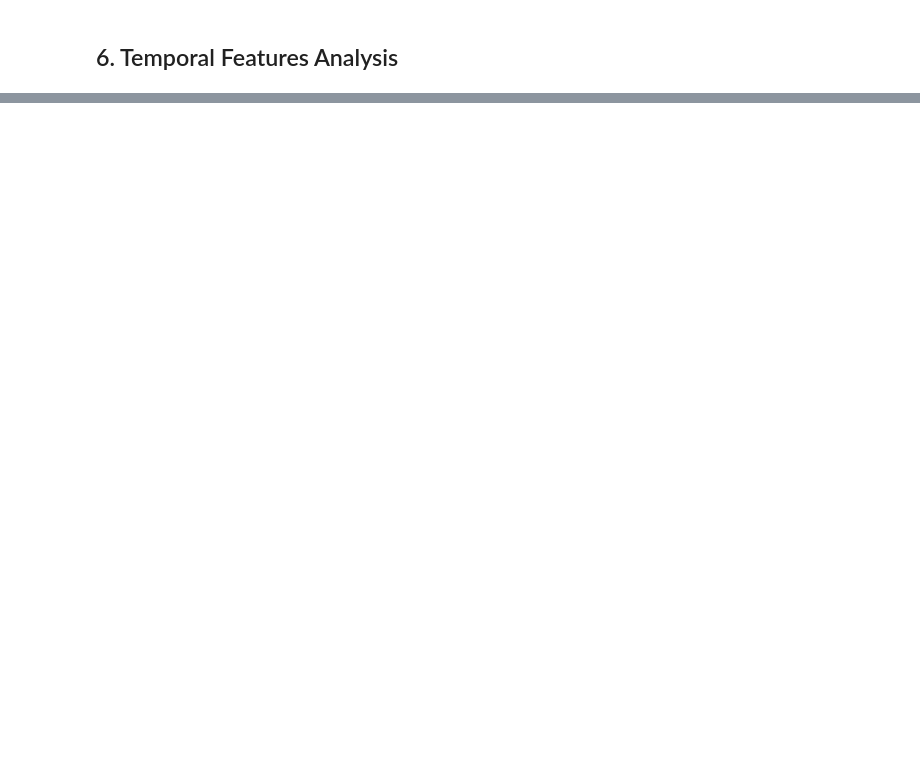
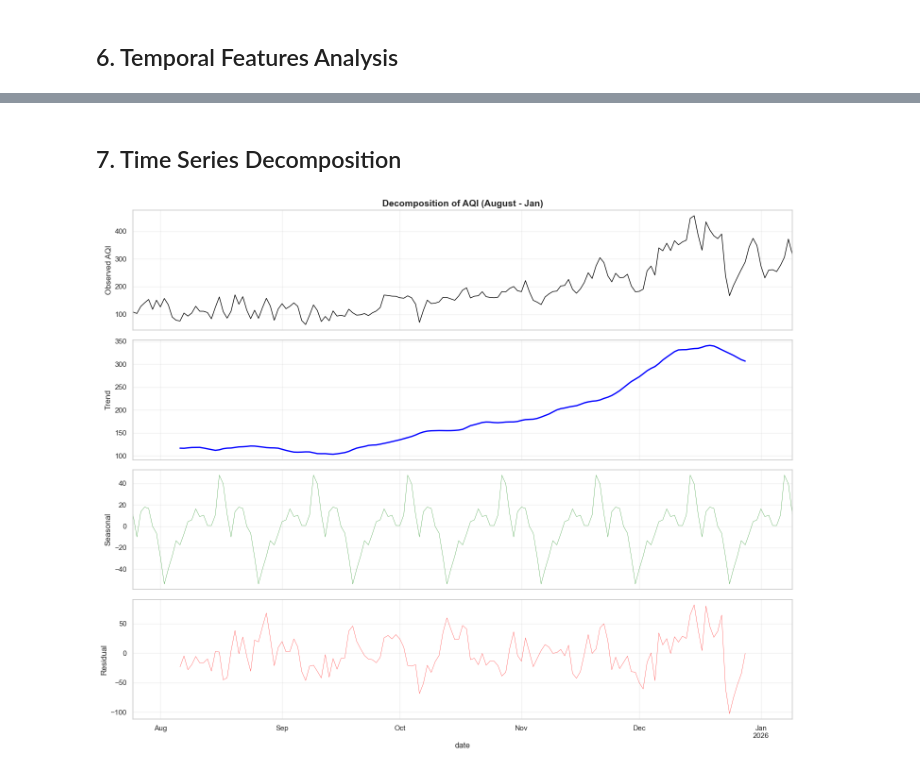
Before and after one commit to abdullahfayyaz/Lahore_AQI_Predictor, a Jupyter notebook: notebooks/eda.ipynb, the cells around one changed output, grey strips where cells are left out. Cells and saved outputs as stored; diff of their text form; code cells hidden in the pictures; blank space fills up the shorter version.

```diff
--- a/notebooks/eda.ipynb
+++ b/notebooks/eda.ipynb
@@ -277,0 +280,49 @@ if len(available_temporal) > 0:
+# %% [markdown]
+## 7. Time Series Decomposition
+# %%
+# %%
+from statsmodels.tsa.seasonal import seasonal_decompose
+import matplotlib.dates as mdates
+
+# 1. PRE-PROCESSING: REMOVE BAD FEB DATA
+# Filter out data after Jan 31, 2026 (Removes the flat line)
+df_clean = df[df.index < '2026-01-10'].copy()
+
+# Resample to hourly to ensure no gaps
+df_hourly = df_clean['aqi'].resample('D').mean().ffill()
+
+try:
+    # 2. PERFORM DECOMPOSITION
+    decomposition = seasonal_decompose(df_hourly, model='additive', period=24) # 24 hours = 1 day
+
+    # 3. PLOT 1: FULL OVERVIEW (Trend & Observed)
+    fig, (ax1, ax2, ax3, ax4) = plt.subplots(4, 1, figsize=(15, 12), sharex=True)
+
+    # Observed (Raw Data)
+    decomposition.observed.plot(ax=ax1, color='black', linewidth=1)
+    ax1.set_ylabel('Observed AQI')
+    ax1.set_title('Decomposition of AQI (August - Jan)', fontsize=14, fontweight='bold')
+    ax1.grid(True, alpha=0.3)
+
+    # Trend (Long-term direction)
+    decomposition.trend.plot(ax=ax2, color='blue', linewidth=2)
+    ax2.set_ylabel('Trend')
+    ax2.grid(True, alpha=0.3)
+
+    # Seasonal (Repeating Pattern) - Showing full history here
+    decomposition.seasonal.plot(ax=ax3, color='green', linewidth=0.5, alpha=0.7)
+    ax3.set_ylabel('Seasonal')
+    ax3.grid(True, alpha=0.3)
+
+    # Residual (Noise)
+    decomposition.resid.plot(ax=ax4, color='red', linewidth=0.5, alpha=0.7)
+    ax4.set_ylabel('Residual')
+    ax4.grid(True, alpha=0.3)
+
+    plt.tight_layout()
+    plt.show()
+
+except Exception as e:
+    print(f"Could not decompose: {e}")
+# %% [output]
+[figure, added]
```
Also changed, not shown: parts of 15 cells of this notebook, 1 other file.
